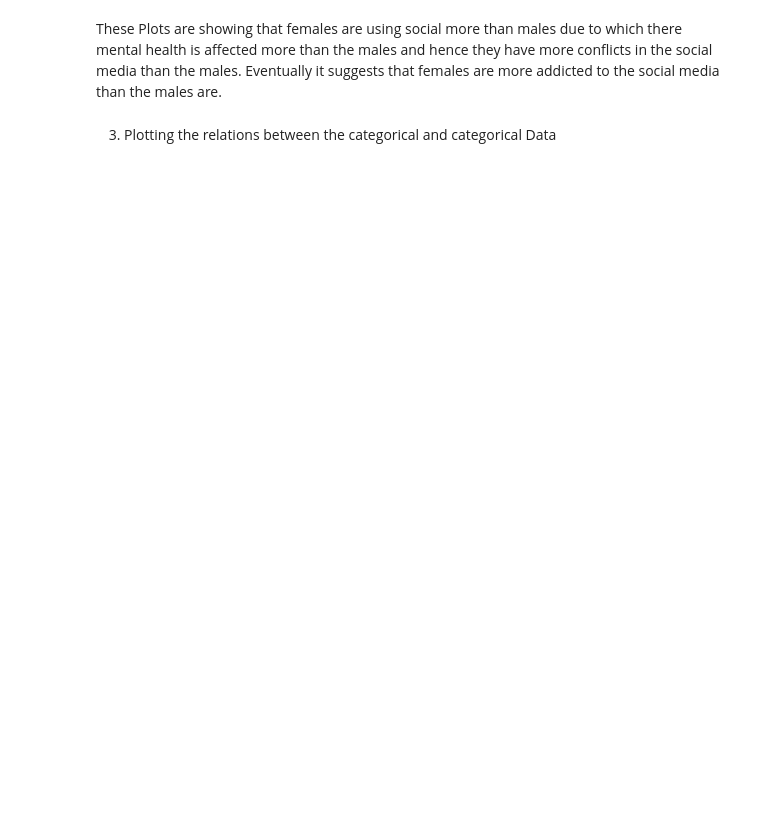
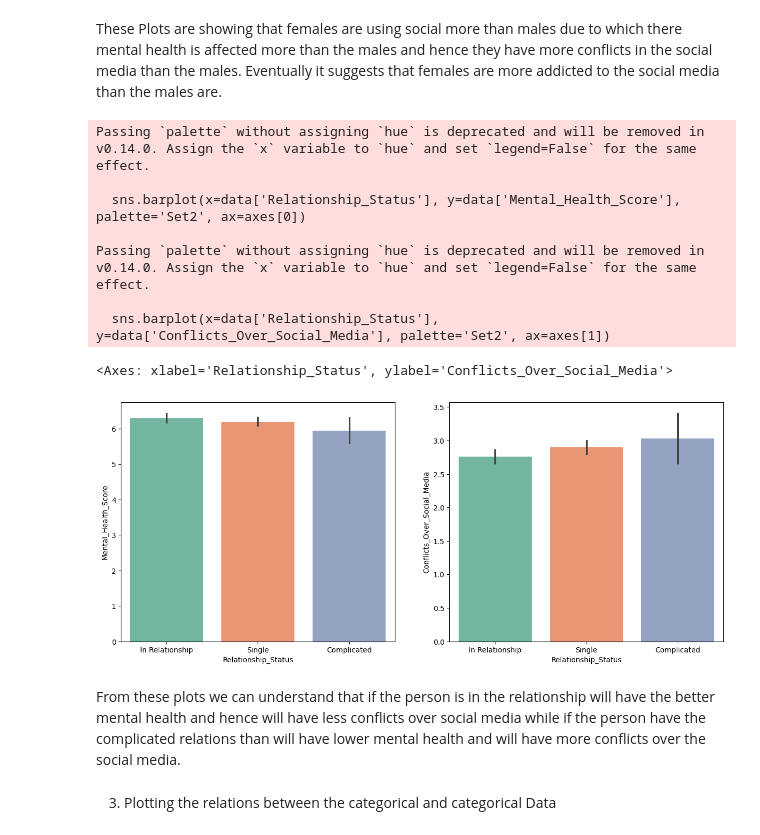
Before and after one commit to Harsh-1598/Students-Social-Media-Addiction, a Jupyter notebook: main.ipynb, the cells around one changed output. Saved outputs shown, nothing was run; the diff lists cells and outputs as text; code cells hidden in the pictures; blank space fills up the shorter version.

```diff
--- a/main.ipynb
+++ b/main.ipynb
@@ -110,5 +264,22 @@ sns.histplot(x=data['Gender'], y=data['Addicted_Score'], palette='Set2', ax=axes
 # %% [markdown]
 These Plots are showing that females are using social more than males due to which there mental health is affected more than the males and hence they have more conflicts in the social media than the males. Eventually it suggests that females are more addicted to the social media than the males are.
+# %%
+fig = plt.figure(figsize=(15,6))
+axes = fig.subplots(1,2)
+sns.barplot(x=data['Relationship_Status'], y=data['Mental_Health_Score'], palette='Set2', ax=axes[0])
+sns.barplot(x=data['Relationship_Status'], y=data['Conflicts_Over_Social_Media'], palette='Set2', ax=axes[1])
+# %% [output]
+Passing `palette` without assigning `hue` is deprecated and will be removed in v0.14.0. Assign the `x` variable to `hue` and set `legend=False` for the same effect.
+
+  sns.barplot(x=data['Relationship_Status'], y=data['Mental_Health_Score'], palette='Set2', ax=axes[0])
+
+Passing `palette` without assigning `hue` is deprecated and will be removed in v0.14.0. Assign the `x` variable to `hue` and set `legend=False` for the same effect.
+
+  sns.barplot(x=data['Relationship_Status'], y=data['Conflicts_Over_Social_Media'], palette='Set2', ax=axes[1])
+<Axes: xlabel='Relationship_Status', ylabel='Conflicts_Over_Social_Media'>
+[figure, added]
+# %% [markdown]
+From these plots we can understand that if the person is in the relationship will have the better mental health and hence will have less conflicts over social media while if the person have the complicated relations than will have lower mental health and will have more conflicts over the social media.
 # %% [markdown]
 3. Plotting the relations between the categorical and categorical Data
 # %%
```
Also changed, not shown: parts of 61 cells of this notebook.
